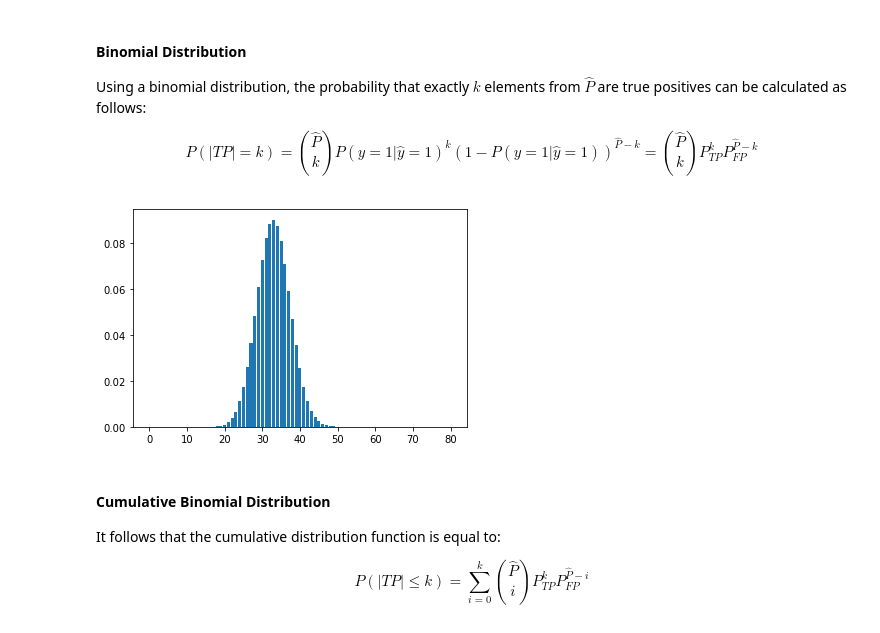
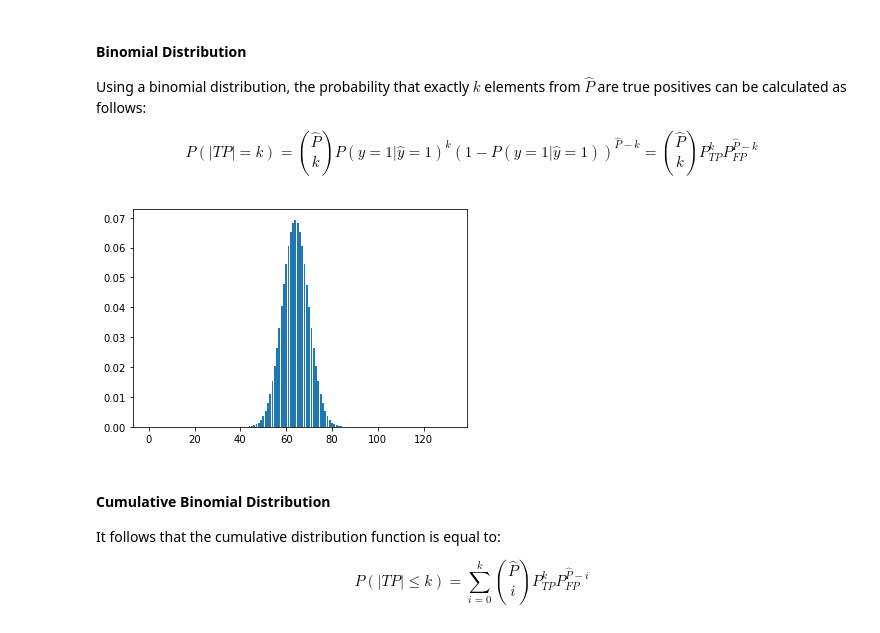
Before and after one commit to Aberkane/GDPR-privacy-policies, a Jupyter notebook: Stage 1 - Classification and Calibration.ipynb, the cells around one changed output. Drawn from its saved outputs; the diff is of its cells as text; code cells hidden in the pictures.

```diff
--- a/Stage 1 - Classification and Calibration.ipynb
+++ b/Stage 1 - Classification and Calibration.ipynb
@@ -734,21 +729,21 @@ Using a binomial distribution, the probability that exactly $k$ elements from $\
 \end{equation}
 # %%
 # setting the values of n and p
-n = 80
-k = 80
-p = (33/80)
+n = 132
+k = 132
+p = (64/132)
 
 # defining list of r values
 r_values = list(range(k + 1))
 
 # list of pmf values
 dist = [binom.pmf(r, n, p) for r in r_values ]
 
 # plotting the graph
 plt.bar(r_values, dist)
 plt.show()
 # %% [output]
-[figure, old version]
+[figure, new version]
 # %% [markdown]
 #### Cumulative Binomial Distribution
 It follows that the cumulative distribution function is equal to:
```
Also changed, not shown: parts of 54 cells of this notebook.
